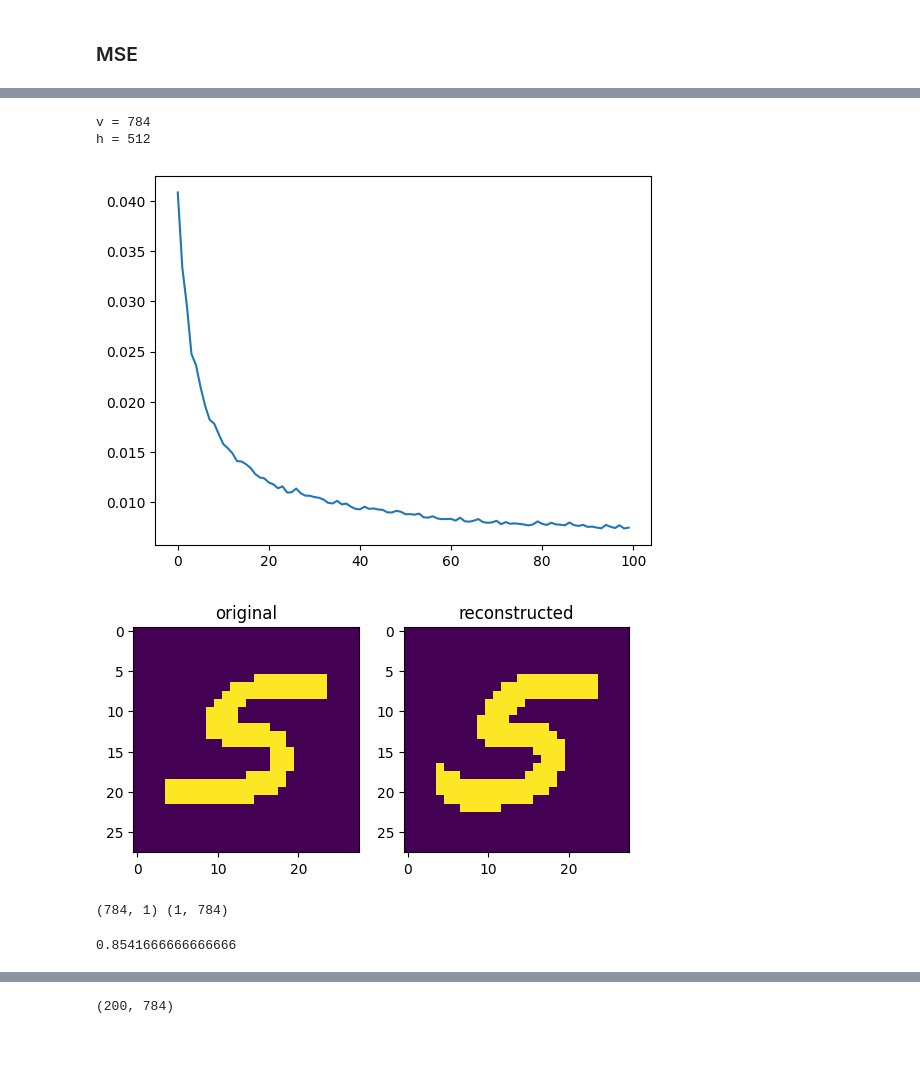
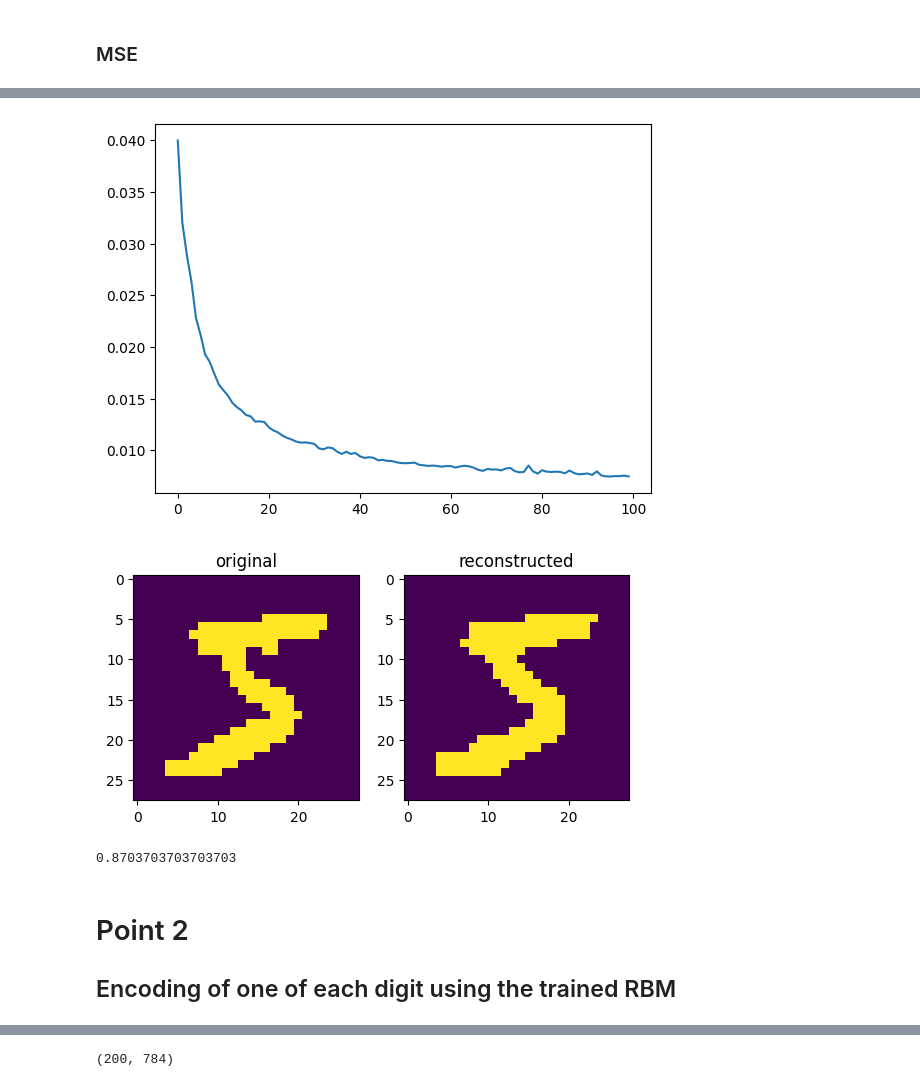
Before and after one commit to lavo2/ISPR-Midterms, a Jupyter notebook: 2/midterm2.ipynb, the cells around one changed output, grey strips where cells are left out. Drawn from its saved outputs; the diff is of its cells as text; code cells hidden in the pictures; blank space fills up the shorter version.

```diff
--- a/2/midterm2.ipynb
+++ b/2/midterm2.ipynb
@@ -81,36 +83,6 @@ class rbm:
         self.W = np.random.uniform(-0.05, 0.05, (num_visible, num_hidden))
         self.bh = np.zeros(num_hidden)
         self.bv = np.zeros(num_visible)
-
-    def fit(self, X, epochs=10, lr=0.01, batch_size=10):
-        metric = []
-
-        for epoch in tqdm(range(epochs)):
-            err=[]
-            for data in X:
-                # wake part
-                pos_def_P = sigmoid(np.dot(data.T, self.W) + self.bh)
-                wake = np.dot(data, pos_def_P)
-
-                # dream part
-                pos_hid_S = pos_def_P > np.random.rand(self.h) # stochastic hidden activation
-                recon_data_P = sigmoid(np.dot(pos_hid_S, self.W.T) + self.bv) #reconstructed data
-
-                recon_data = recon_data_P > np.random.rand(self.v)
-                neg_hid_P = sigmoid(np.dot(recon_data, self.W) + self.bh)
-                dream = np.dot(recon_data.T, neg_hid_P)
-
-                # update weights
-                deltaW = (wake - dream)
-                deltaBh = (np.sum(pos_def_P) - np.sum(neg_hid_P))
-                deltaBv = (np.sum(data) - np.sum(recon_data))
-                self.W += lr * deltaW
-                self.bh += lr * deltaBh
-                self.bv += lr * deltaBv
-
-            metric.append(mse(self))
-
-
 
     def fit_batch(self, data, epochs=10, lr=0.01, batch_size=10):
         metric = []
@@ -141,10 +113,12 @@ class rbm:
             metric.append(mse(self))
         return metric
 
+    # reconstruct the data using the trained weights
     def reconstruct(self, X):
         hidden = sigmoid(np.dot(X.T, self.W) + self.bh)
         reconstructed = sigmoid(np.dot(hidden, self.W.T) + self.bv)
         return reconstructed
 
+    # get the hidden layer
     def hidden(self, X):
         return sigmoid(np.dot(X.T, self.W) + self.bh)
@@ -160,6 +127,6 @@ print(x_train_flattened.shape)
 # %%
-net = rbm(x_train_flattened.shape[1], 256)
-print(f'v = {net.v}')
-print(f'h = {net.h}')
+net_batch = rbm(x_train_flatten.shape[1], 512)
+print(f'v = {net_batch.v}')
+print(f'h = {net_batch.h}')
 # %% [output]
 v = 784
@@ -185,10 +134,3 @@ plt.show()
-# %%
-net_batch = rbm(x_train_flattened.shape[1], 512)
-print(f'v = {net_batch.v}')
-print(f'h = {net_batch.h}')
-# %% [output]
-v = 784
-h = 512
 # %%
 x_train_b.shape
 x_train_flattened_batch = x_train_b.reshape(x_train_b.shape[0], -1)
@@ -199,34 +141,35 @@ losses = net_batch.fit_batch(x_train_flattened_batch[:4000], epochs=100, lr=0.01
 plt.plot(losses)
 plt.show()
 # %% [output]
-[figure, old version]
+[figure, new version]
 # %%
-original = x_train_flattened[img]
+img = 0
+original = x_train_flatten[img]
 recon = net_batch.reconstruct(original)
 # threshold the image, 0 if equals to 0 1 otherwhise
 original_t = np.where(original > 0.09, 1, 0)
 recon_t = np.where(recon > 0.09, 1, 0)
 # print the image with matplotlib
 plt.subplot(1, 2, 1)
 plt.imshow(original_t.reshape(28, 28))
 plt.title('original')
 plt.subplot(1, 2, 2)
 plt.imshow(recon_t.reshape(28, 28))
 plt.title('reconstructed')
 
 plt.show()
 # %% [output]
-[figure, old version]
+[figure, new version]
-# %%
-print(original_t.shape, recon_t.shape)
-# %% [output]
-(784, 1) (1, 784)
 # %%
 # calculate jaccard similarity
 from sklearn.metrics import jaccard_score
 jaccard_score(original_t, recon_t.T)
 # %% [output]
-0.8541666666666666
+0.8703703703703703
+# %% [markdown]
+# Point 2
+
+## Encoding of one of each digit using the trained RBM
 # %%
 # find the first of each number in the dataset
 digits = []
```
Also changed, not shown: parts of 26 cells of this notebook.
